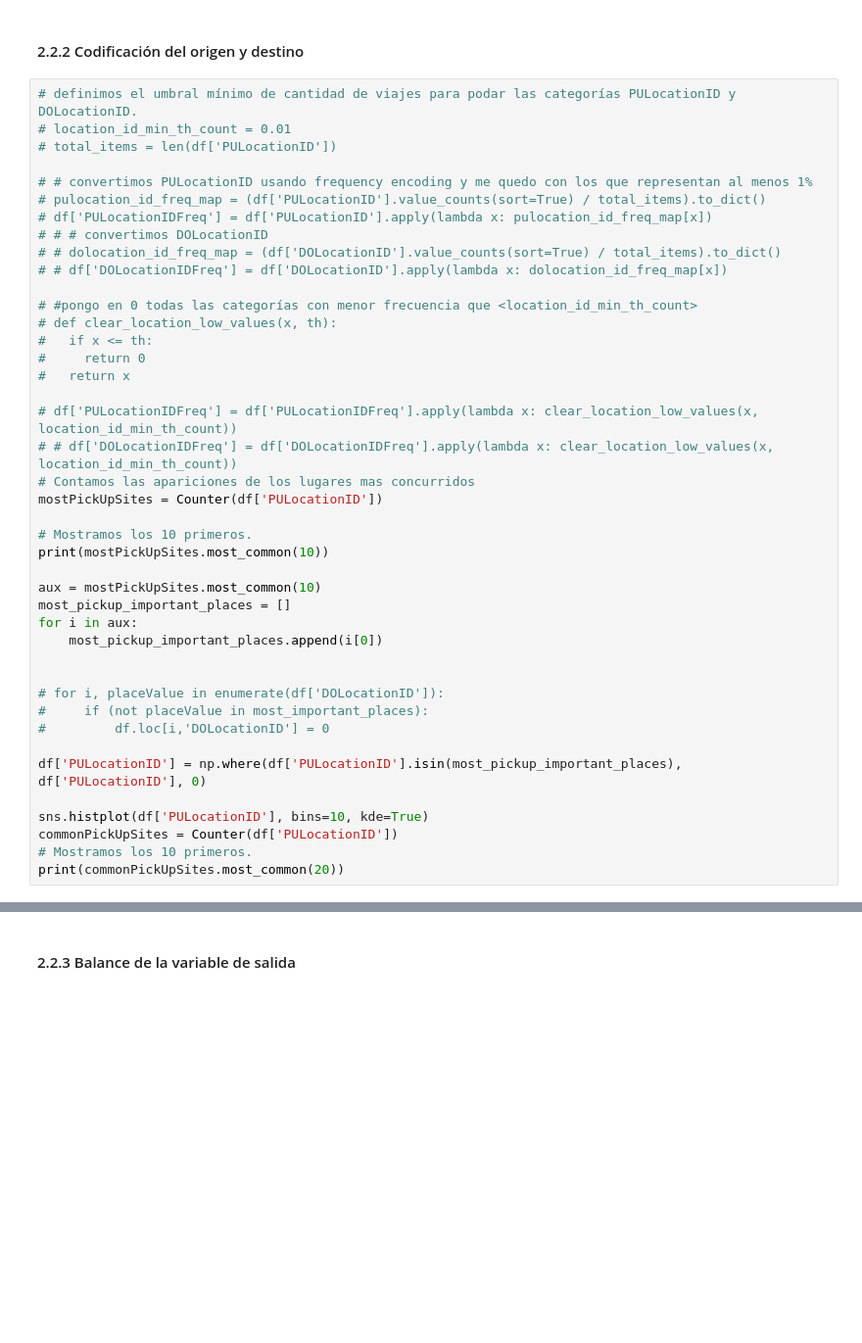
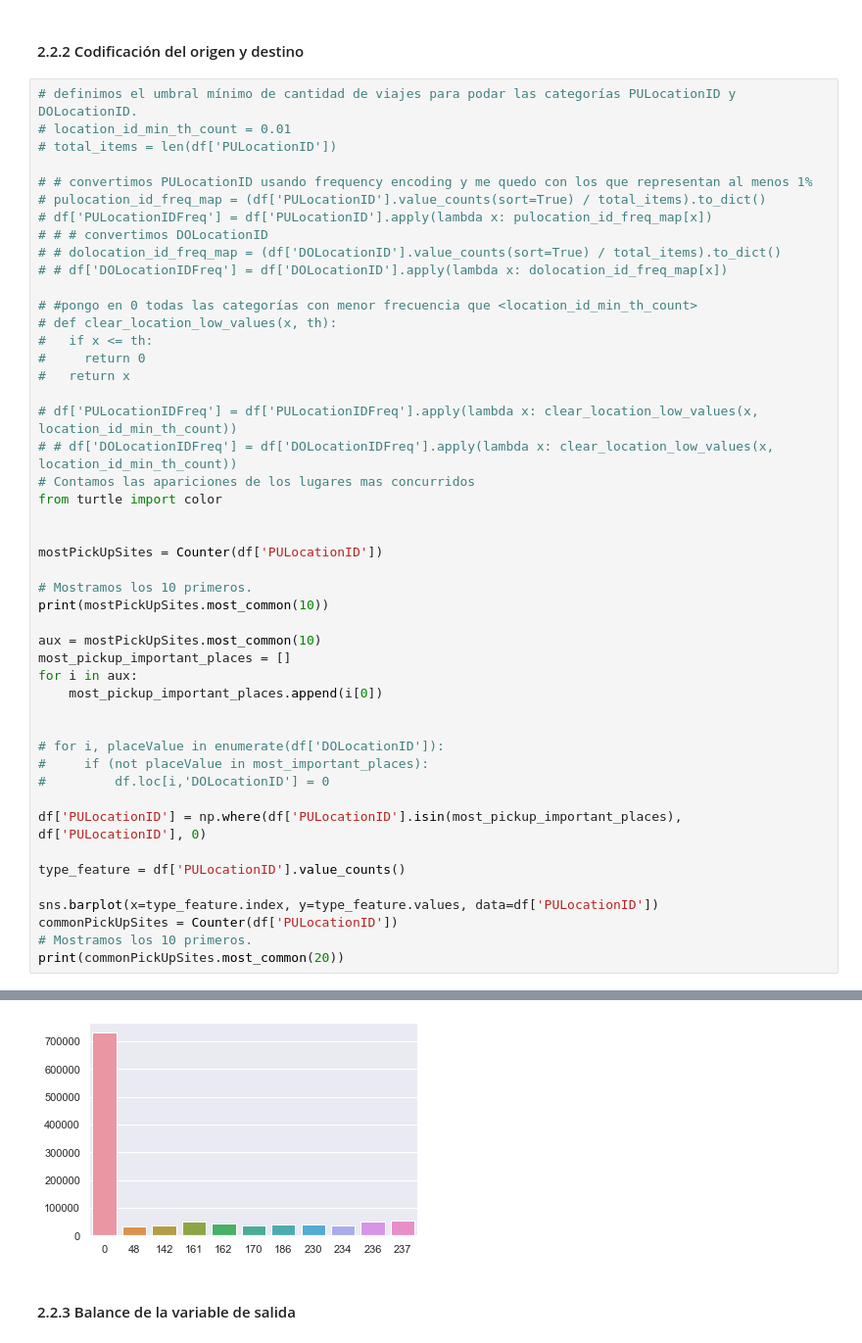
Before and after one commit to santiagobiobot/uba-ia-add-tpfinal, a Jupyter notebook: TP-final-Carlos.ipynb, the cells around one changed output, grey strips where cells are left out. Shown at 98% size. Drawn from its saved outputs; the diff is of its cells as text; blank space fills up the shorter version.

```diff
--- a/TP-final-Carlos.ipynb
+++ b/TP-final-Carlos.ipynb
@@ -682,6 +682,9 @@ Text(0.5, 1.0, 'Evening')
 # df['PULocationIDFreq'] = df['PULocationIDFreq'].apply(lambda x: clear_location_low_values(x, location_id_min_th_count))
 # # df['DOLocationIDFreq'] = df['DOLocationIDFreq'].apply(lambda x: clear_location_low_values(x, location_id_min_th_count))
 # Contamos las apariciones de los lugares mas concurridos
+from turtle import color
+
+
 mostPickUpSites = Counter(df['PULocationID'])
 
 # Mostramos los 10 primeros.
@@ -699,7 +702,10 @@ for i in aux:
 
 df['PULocationID'] = np.where(df['PULocationID'].isin(most_pickup_important_places), df['PULocationID'], 0)
 
-sns.histplot(df['PULocationID'], bins=10, kde=True)
+type_feature = df['PULocationID'].value_counts()
+
+sns.barplot(x=type_feature.index, y=type_feature.values, data=df['PULocationID'])
 commonPickUpSites = Counter(df['PULocationID'])
 # Mostramos los 10 primeros.
 print(commonPickUpSites.most_common(20))
+# %% [output]
@@ -706,3 +714,4 @@ print(commonPickUpSites.most_common(20))
+[figure, added]
 # %% [markdown]
 #### 2.2.3 Balance de la variable de salida
 # %%
```
Also changed, not shown: parts of 25 cells of this notebook.
